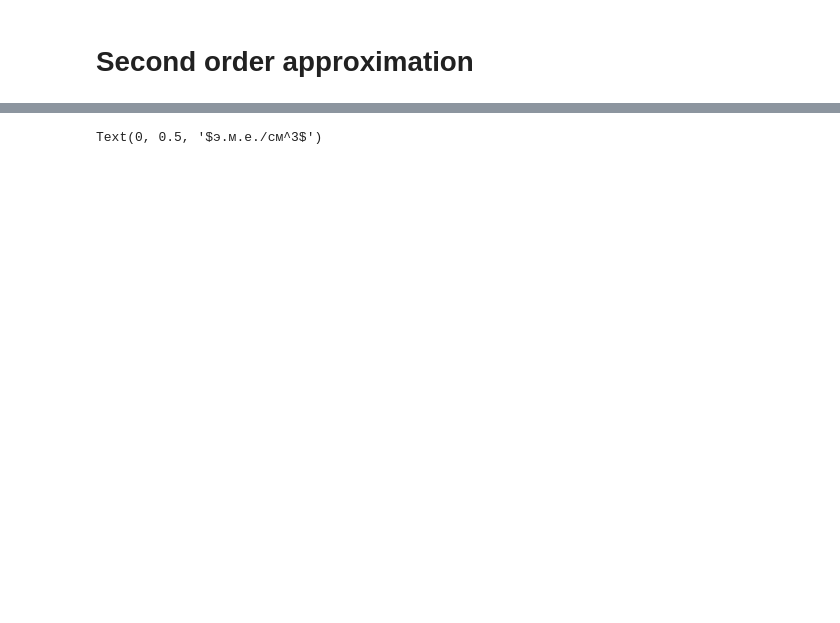
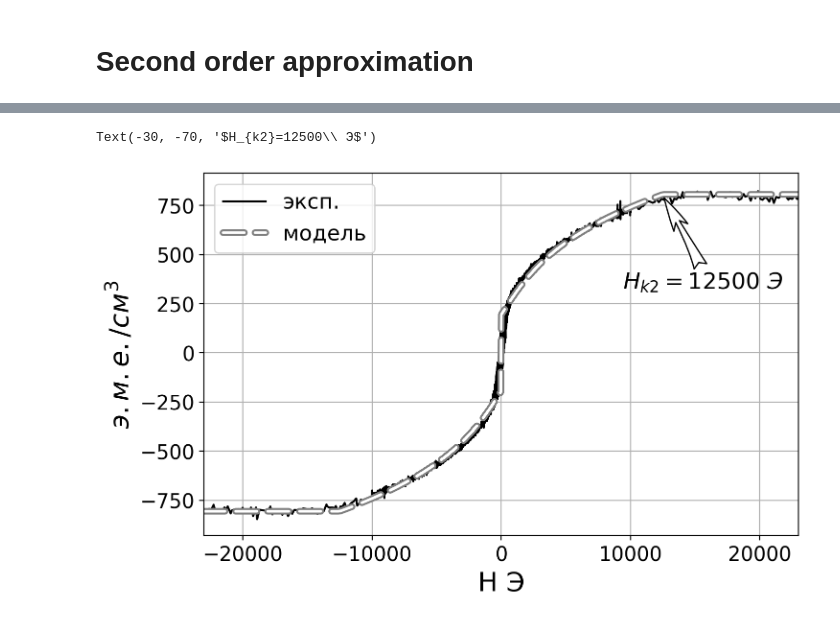
Before and after one commit to sashabusse/LLG_INT, a Jupyter notebook: hysteresis.ipynb, the cells around one changed output, grey strips where cells are left out. Drawn from its saved outputs; the diff is of its cells as text; code cells hidden in the pictures; blank space fills up the shorter version.

```diff
--- a/hysteresis.ipynb
+++ b/hysteresis.ipynb
@@ -222,7 +247,7 @@ def func_to_fit_2layer(Hx, H1k1, H1k2, H2k, Ms, C):
 
     return np.array(ans) + np.array(Cp)
 # %%
-%matplotlib notebook
+%matplotlib inline
 from scipy.optimize import curve_fit
 
 
@@ -232,7 +257,9 @@ par, ss = curve_fit(
     func_to_fit_2layer,
     hyst2.H,
     hyst2.M,
-    p0=[7.5e3, 6.5e3, 12.5e3, 730., 40.],
+    p0=[7.5e3, 6.5e3, 12.5e3, 770., 0.],
+    bounds = ([-np.inf, -np.inf, -np.inf, -np.inf, -np.inf],
+              [ np.inf,  np.inf,  np.inf,  np.inf,  np.inf]),
     maxfev=1000
 )
 
@@ -261,13 +288,24 @@ print()
 
 
 
-plt.figure(figsize=(6,4))
+plt.figure(figsize=(8,5), dpi=200)
+plt.xticks(fontsize=15)
+plt.yticks(fontsize=15)
 plt.plot()
-plt.plot(hyst2.H, hyst2.M, color='black')
-plt.plot(hyst2.H, func_to_fit_2layer(hyst2.H, *par), color='red')
+plt.plot(hyst2.H, hyst2.M, color='black', label='эксп.')
+plt.plot(hyst2.H, func_to_fit_2layer(hyst2.H, *par),
+         color='white', label='модель', linewidth=2, linestyle=(0, (8, 4)),
+         path_effects=[pe.Stroke(linewidth=5, foreground='grey'), pe.Normal()], dash_capstyle='round')
 plt.grid(True)
 plt.xlim([-23e3, 23e3])
+plt.legend(fontsize = 16)
+plt.xlabel("H Э", fontsize=20)
+plt.ylabel(r"$э.м.е./см^3$", fontsize=20)
 
-plt.xlabel("H Э")
-plt.ylabel(r"$э.м.е./см^3$")
+
+plt.annotate(r"$H_{k2}=12500\ Э$", fontsize=17, xy=(12500, 800),  xycoords='data',
+            xytext=(-30, -70), textcoords='offset points',
+            arrowprops=dict(arrowstyle="fancy,head_length=1.5,head_width=0.7,tail_width=0.6",
+                            connectionstyle="angle3,angleA=0,angleB=-60",
+                            fc="1", ec="0"))
 # %% [output]
@@ -286 +322,2 @@ J = 1.8337724252952734
-Text(0, 0.5, '$э.м.е./см^3$')
+Text(-30, -70, '$H_{k2}=12500\\ Э$')
+[figure, added]
```
Also changed, not shown: parts of 3 cells of this notebook, 6 other files.
